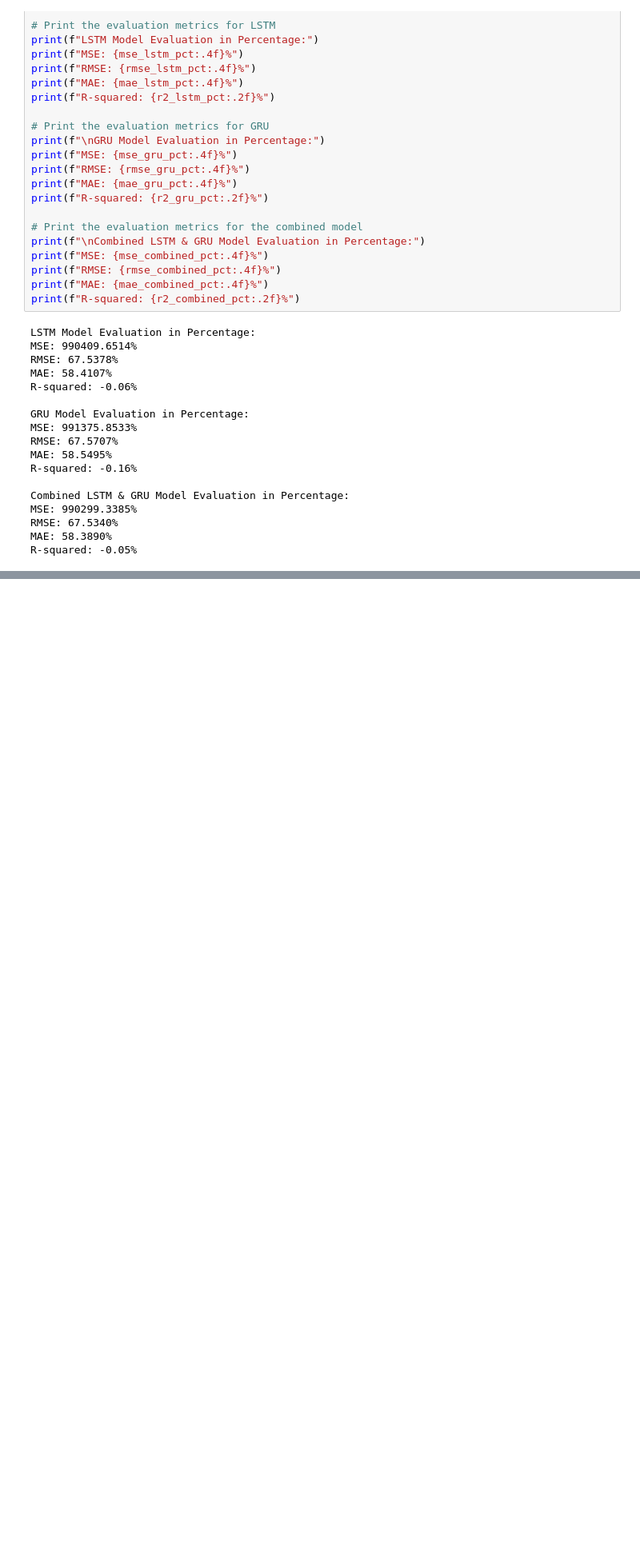
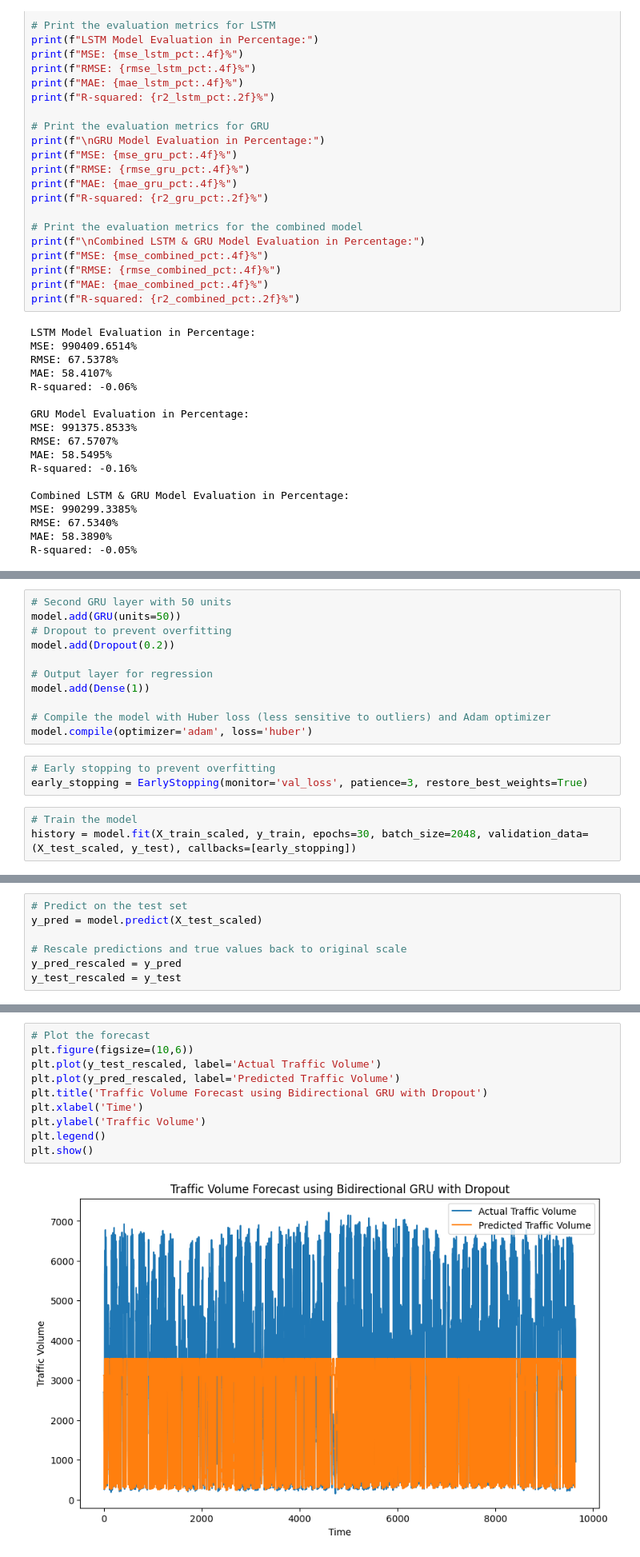
Before and after one commit to dr-mushtaq/Research-Work, a Jupyter notebook: Traffic_Prediction_System.ipynb, the cells around one changed output, grey strips where cells are left out. Shown at 80% size. Drawn from its saved outputs; the diff is of its cells as text; blank space fills up the shorter version.

```diff
--- a/Traffic_Prediction_System.ipynb
+++ b/Traffic_Prediction_System.ipynb
@@ -826,0 +870,17 @@ R-squared: -0.05%
+# %%
+# Second GRU layer with 50 units
+model.add(GRU(units=50))
+# Dropout to prevent overfitting
+model.add(Dropout(0.2))
+
+# Output layer for regression
+model.add(Dense(1))
+
+# Compile the model with Huber loss (less sensitive to outliers) and Adam optimizer
+model.compile(optimizer='adam', loss='huber')
+# %%
+# Early stopping to prevent overfitting
+early_stopping = EarlyStopping(monitor='val_loss', patience=3, restore_best_weights=True)
+# %%
+# Train the model
+history = model.fit(X_train_scaled, y_train, epochs=30, batch_size=2048, validation_data=(X_test_scaled, y_test), callbacks=[early_stopping])
@@ -826,0 +906,7 @@ R-squared: -0.05%
+# %%
+# Predict on the test set
+y_pred = model.predict(X_test_scaled)
+
+# Rescale predictions and true values back to original scale
+y_pred_rescaled = y_pred
+y_test_rescaled = y_test
@@ -826,0 +963,12 @@ R-squared: -0.05%
+# %%
+# Plot the forecast
+plt.figure(figsize=(10,6))
+plt.plot(y_test_rescaled, label='Actual Traffic Volume')
+plt.plot(y_pred_rescaled, label='Predicted Traffic Volume')
+plt.title('Traffic Volume Forecast using Bidirectional GRU with Dropout')
+plt.xlabel('Time')
+plt.ylabel('Traffic Volume')
+plt.legend()
+plt.show()
+# %% [output]
+[figure, added]
```
Also changed, not shown: parts of 15 cells of this notebook.
